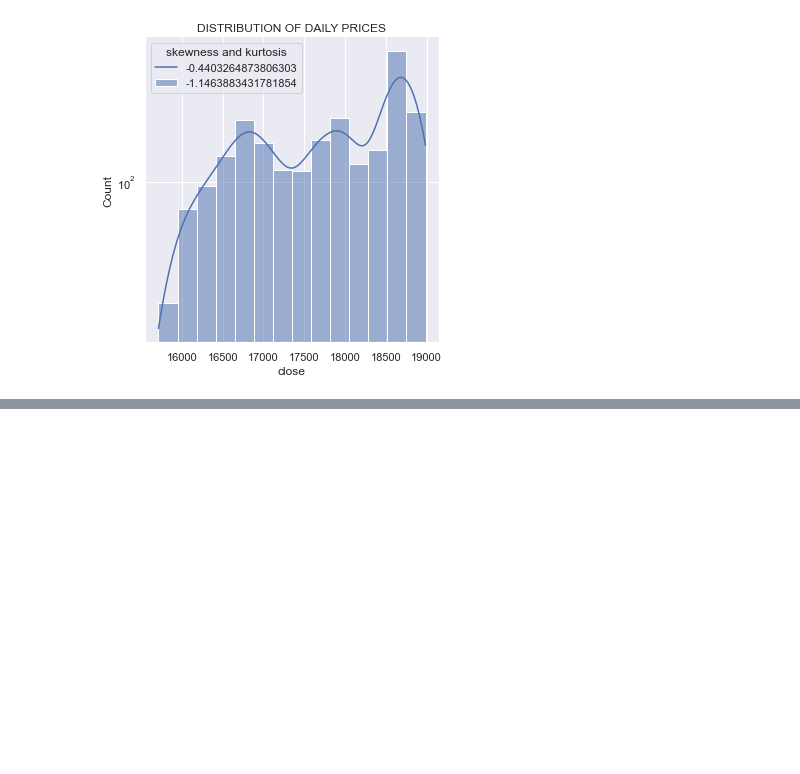
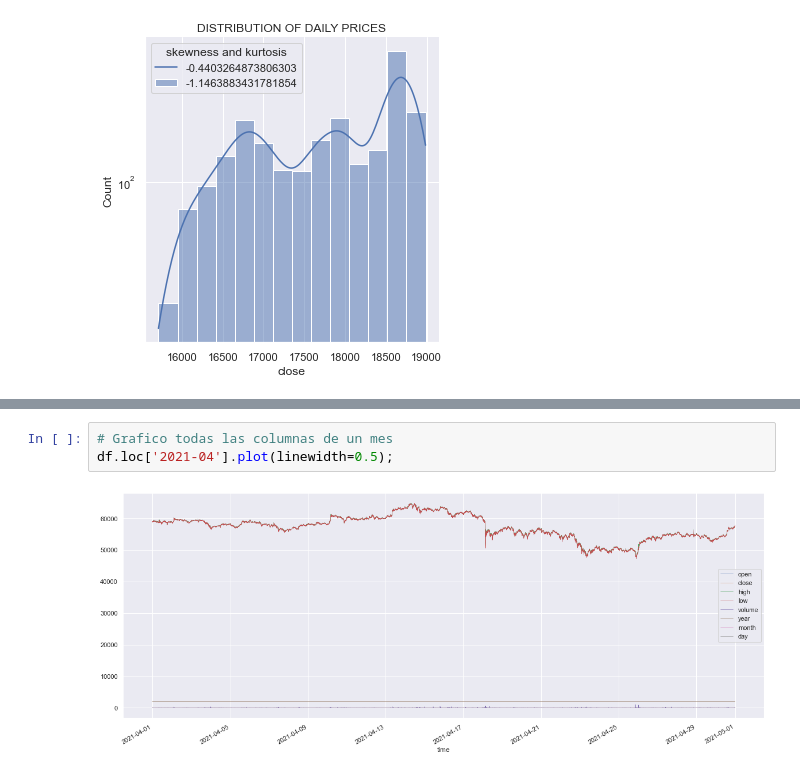
Before and after one commit to sebastianchaves/tp-ps-2021, a Jupyter notebook: trabajo-practico.ipynb, the cells around one changed output, grey strips where cells are left out. Cells and saved outputs as stored; diff of their text form; blank space fills up the shorter version.

```diff
--- a/trabajo-practico.ipynb
+++ b/trabajo-practico.ipynb
@@ -421,0 +491,5 @@ plt.show()
+# %%
+# Grafico todas las columnas de un mes
+df.loc['2021-04'].plot(linewidth=0.5);
+# %% [output]
+[figure, added]
```
Also changed, not shown: parts of 26 cells of this notebook.
